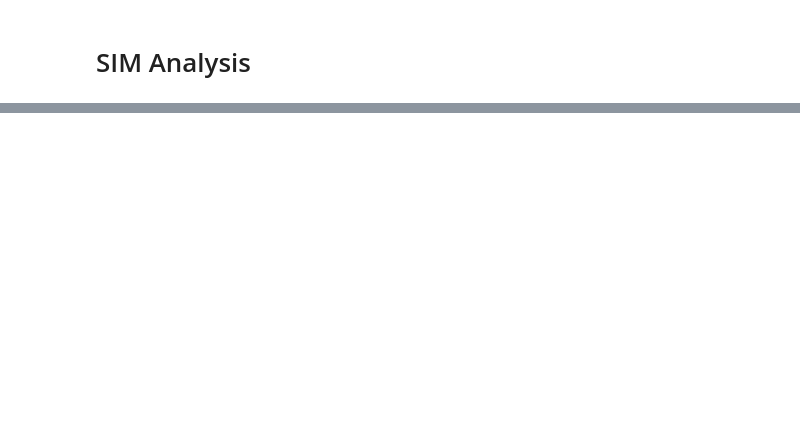
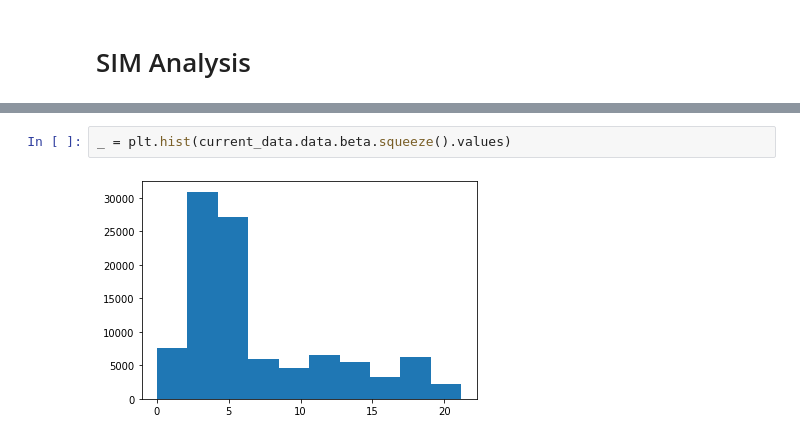
Before and after one commit to YannisZa/GeNSIT, a Jupyter notebook: notebooks/Reading outputs (work in progress).ipynb, the cells around one changed output, grey strips where cells are left out. Saved outputs shown, nothing was run; the diff lists cells and outputs as text; blank space fills up the shorter version.

```diff
--- a/notebooks/Reading outputs (work in progress).ipynb
+++ b/notebooks/Reading outputs (work in progress).ipynb
@@ -151,0 +166,4 @@ plt.show()
+# %%
+_ = plt.hist(current_data.data.beta.squeeze().values)
+# %% [output]
+[figure, added]
```
Also changed, not shown: parts of 13 cells of this notebook, 1 other file.
